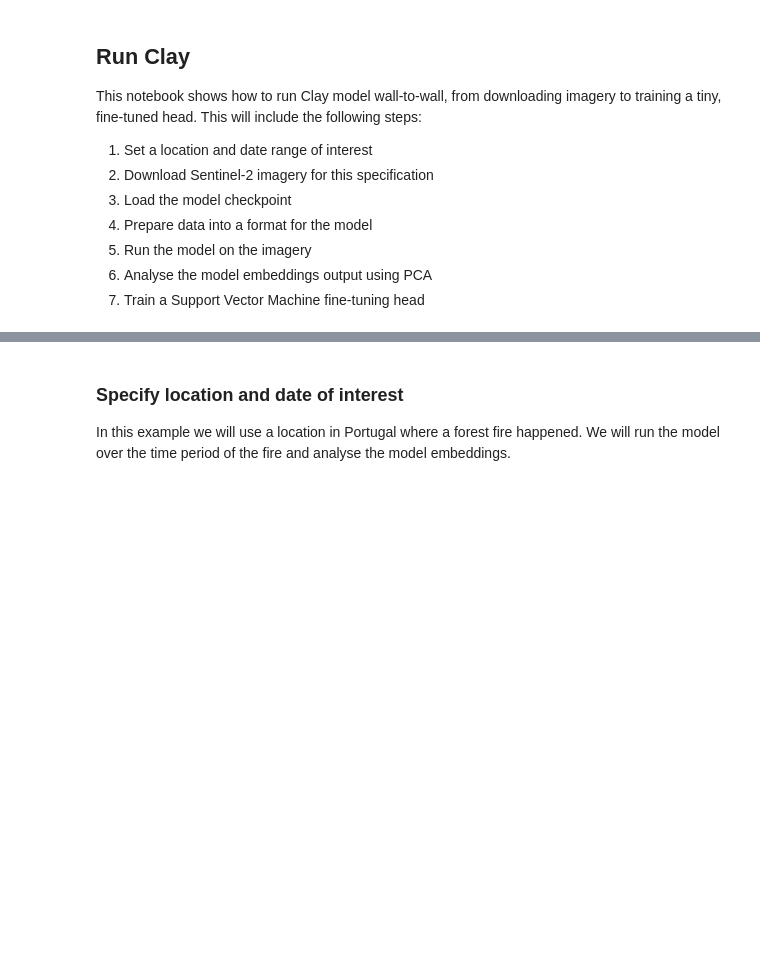
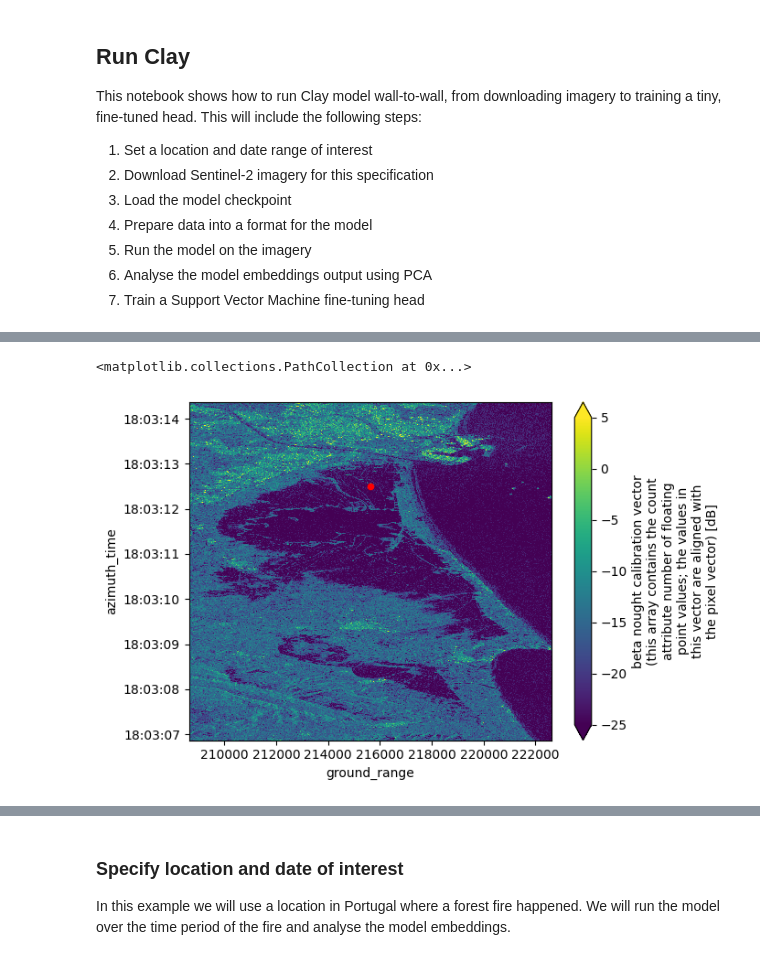
Before and after one commit to beatrizbsperes/claymodel, a Jupyter notebook: docs/tutorials/wall-to-wall.ipynb, the cells around one changed output, grey strips where cells are left out. Cells and saved outputs as stored; diff of their text form; code cells hidden in the pictures; blank space fills up the shorter version.

```diff
--- a/docs/tutorials/wall-to-wall.ipynb
+++ b/docs/tutorials/wall-to-wall.ipynb
@@ -42,0 +152,8 @@ rasterio.__file__
+# %%
+intensityVH[2].plot(vmin=-25, vmax=5)
+x = intensityVV[2].ground_range[700]
+y = intensityVV[2].azimuth_time[3750]
+plt.scatter(x, y, color="red", marker="o", s=20, label="Selected Point")
+# %% [output]
+<matplotlib.collections.PathCollection at 0x...>
+[figure, added]
```
Also changed, not shown: parts of 23 cells of this notebook, 2 other files.
